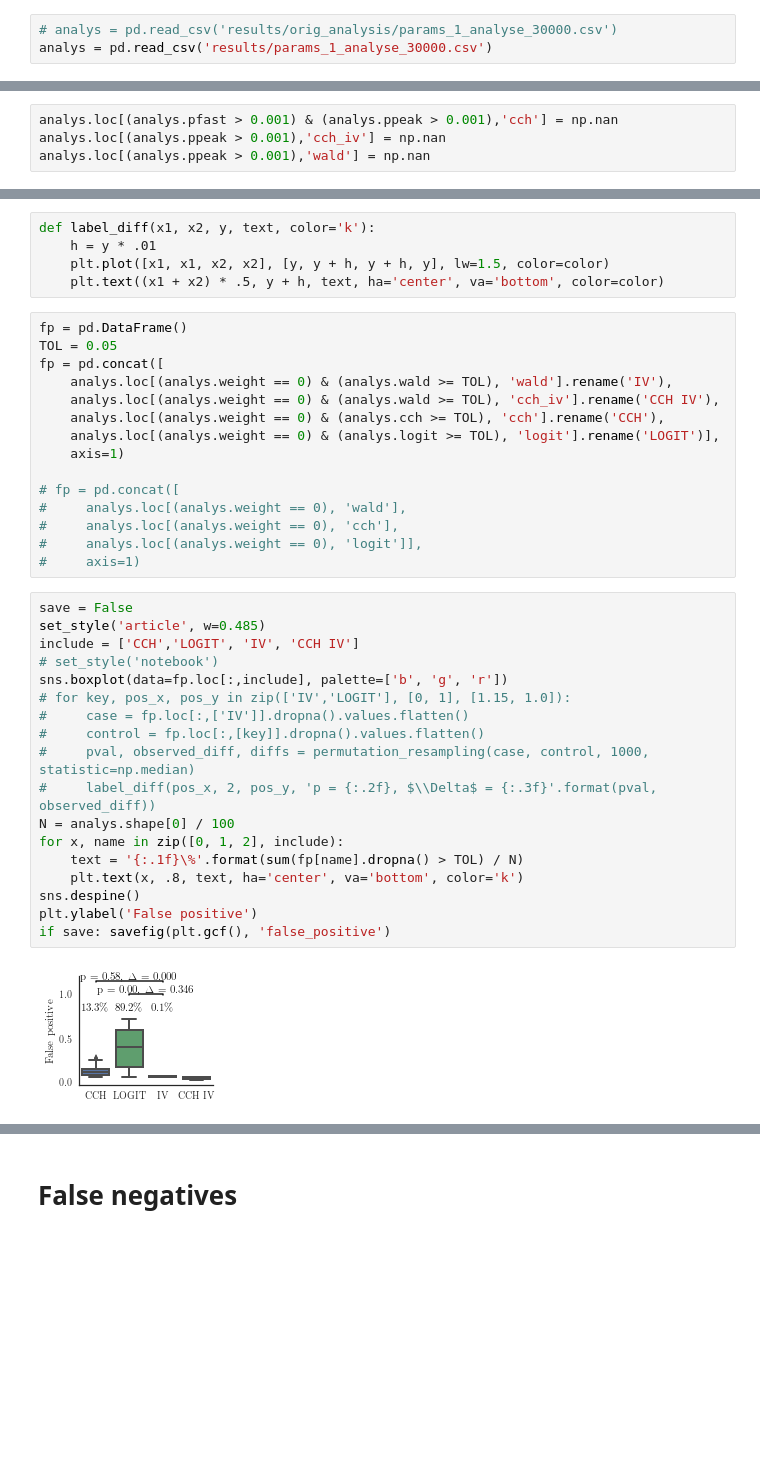
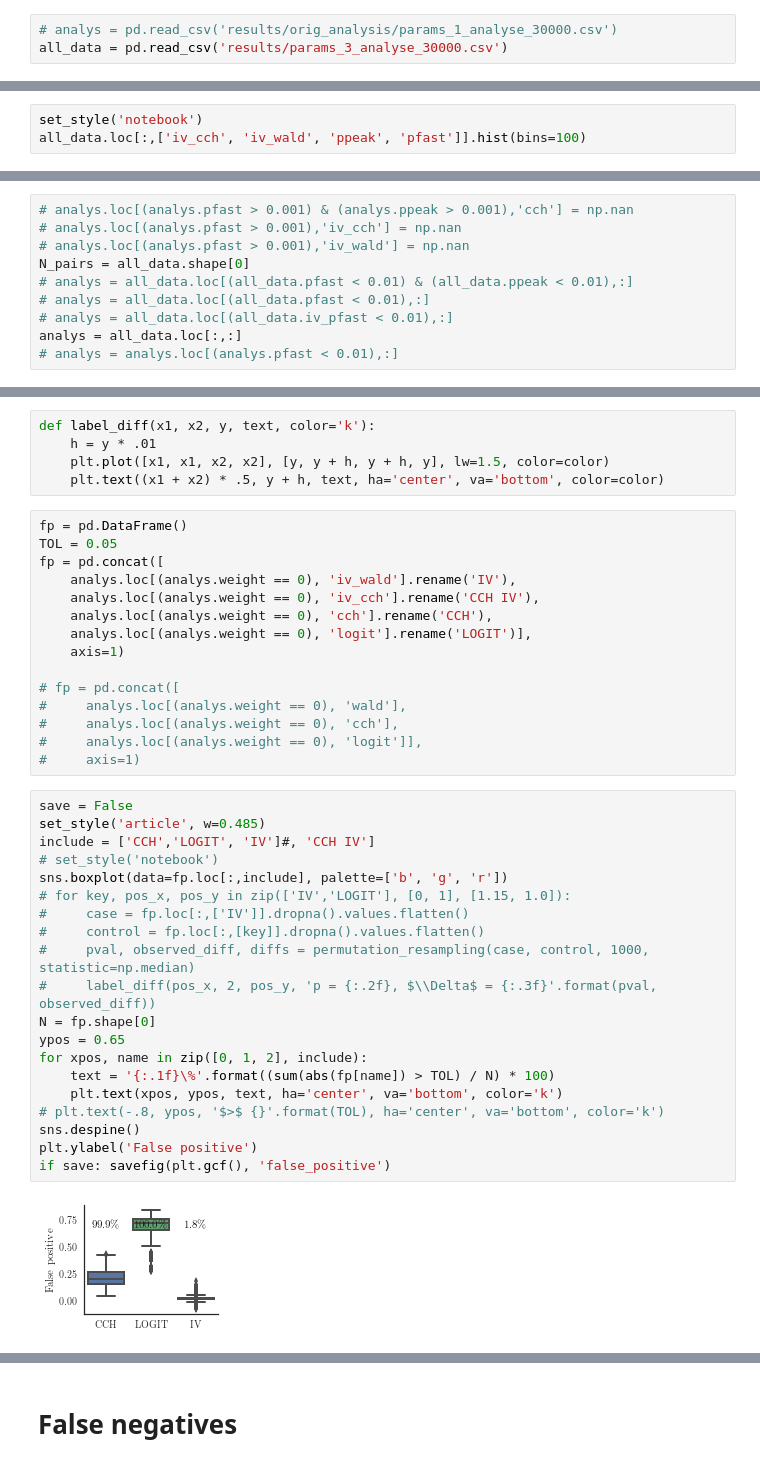
Before and after one commit to lepmik/causal-optogenetics-paper-data, a Jupyter notebook: network-classification.ipynb, the cells around one changed output, grey strips where cells are left out. Cells and saved outputs as stored; diff of their text form; blank space fills up the shorter version.

```diff
--- a/network-classification.ipynb
+++ b/network-classification.ipynb
@@ -17,4 +17,4 @@ from IPython.display import display
 import statsmodels.api as sm
 # %%
 # analys = pd.read_csv('results/orig_analysis/params_1_analyse_30000.csv')
-analys = pd.read_csv('results/params_1_analyse_30000.csv')
+all_data = pd.read_csv('results/params_3_analyse_30000.csv')
@@ -53,0 +42,3 @@ analys['cch'] = analys['trans_prob']
+# %%
+set_style('notebook')
+all_data.loc[:,['iv_cch', 'iv_wald', 'ppeak', 'pfast']].hist(bins=100)
@@ -54,4 +52,10 @@ analys['cch'] = analys['trans_prob']
 # %%
-analys.loc[(analys.pfast > 0.001) & (analys.ppeak > 0.001),'cch'] = np.nan
-analys.loc[(analys.ppeak > 0.001),'cch_iv'] = np.nan
-analys.loc[(analys.ppeak > 0.001),'wald'] = np.nan
+# analys.loc[(analys.pfast > 0.001) & (analys.ppeak > 0.001),'cch'] = np.nan
+# analys.loc[(analys.pfast > 0.001),'iv_cch'] = np.nan
+# analys.loc[(analys.pfast > 0.001),'iv_wald'] = np.nan
+N_pairs = all_data.shape[0]
+# analys = all_data.loc[(all_data.pfast < 0.01) & (all_data.ppeak < 0.01),:]
+# analys = all_data.loc[(all_data.pfast < 0.01),:]
+# analys = all_data.loc[(all_data.iv_pfast < 0.01),:]
+analys = all_data.loc[:,:]
+# analys = analys.loc[(analys.pfast < 0.01),:]
@@ -129,10 +92,10 @@ def label_diff(x1, x2, y, text, color='k'):
 fp = pd.DataFrame()
 TOL = 0.05
 fp = pd.concat([
-    analys.loc[(analys.weight == 0) & (analys.wald >= TOL), 'wald'].rename('IV'),
-    analys.loc[(analys.weight == 0) & (analys.wald >= TOL), 'cch_iv'].rename('CCH IV'),
-    analys.loc[(analys.weight == 0) & (analys.cch >= TOL), 'cch'].rename('CCH'),
-    analys.loc[(analys.weight == 0) & (analys.logit >= TOL), 'logit'].rename('LOGIT')],
+    analys.loc[(analys.weight == 0), 'iv_wald'].rename('IV'),
+    analys.loc[(analys.weight == 0), 'iv_cch'].rename('CCH IV'),
+    analys.loc[(analys.weight == 0), 'cch'].rename('CCH'),
+    analys.loc[(analys.weight == 0), 'logit'].rename('LOGIT')],
     axis=1)
 
 # fp = pd.concat([
@@ -143,23 +106,25 @@ fp = pd.concat([
 # %%
 save = False
 set_style('article', w=0.485)
-include = ['CCH','LOGIT', 'IV', 'CCH IV']
+include = ['CCH','LOGIT', 'IV']#, 'CCH IV']
 # set_style('notebook')
 sns.boxplot(data=fp.loc[:,include], palette=['b', 'g', 'r'])
 # for key, pos_x, pos_y in zip(['IV','LOGIT'], [0, 1], [1.15, 1.0]):
 #     case = fp.loc[:,['IV']].dropna().values.flatten()
 #     control = fp.loc[:,[key]].dropna().values.flatten()
 #     pval, observed_diff, diffs = permutation_resampling(case, control, 1000, statistic=np.median)
 #     label_diff(pos_x, 2, pos_y, 'p = {:.2f}, $\\Delta$ = {:.3f}'.format(pval, observed_diff))
-N = analys.shape[0] / 100
-for x, name in zip([0, 1, 2], include):
-    text = '{:.1f}\%'.format(sum(fp[name].dropna() > TOL) / N)
-    plt.text(x, .8, text, ha='center', va='bottom', color='k')
+N = fp.shape[0]
+ypos = 0.65
+for xpos, name in zip([0, 1, 2], include):
+    text = '{:.1f}\%'.format((sum(abs(fp[name]) > TOL) / N) * 100)
+    plt.text(xpos, ypos, text, ha='center', va='bottom', color='k')
+# plt.text(-.8, ypos, '$>$ {}'.format(TOL), ha='center', va='bottom', color='k')
 sns.despine()
 plt.ylabel('False positive')
 if save: savefig(plt.gcf(), 'false_positive')
 # %% [output]
-[figure, old version]
+[figure, new version]
 # %%
 fp.hist()
 # %% [output]
```
Also changed, not shown: parts of 37 cells of this notebook, 36 other files.
